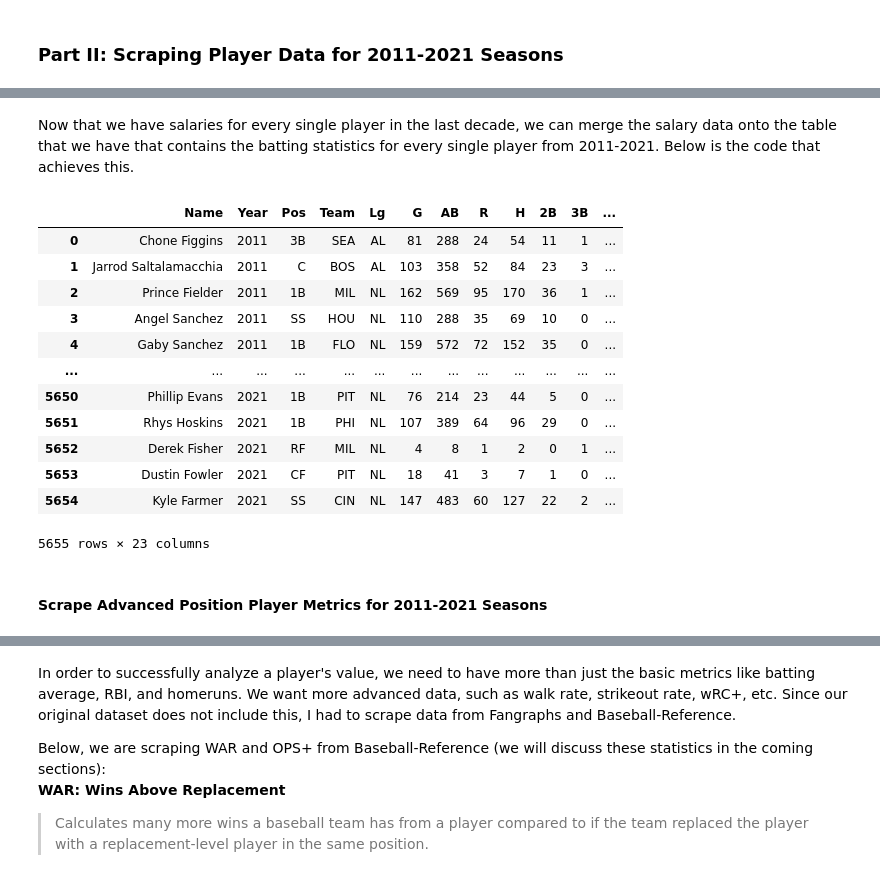
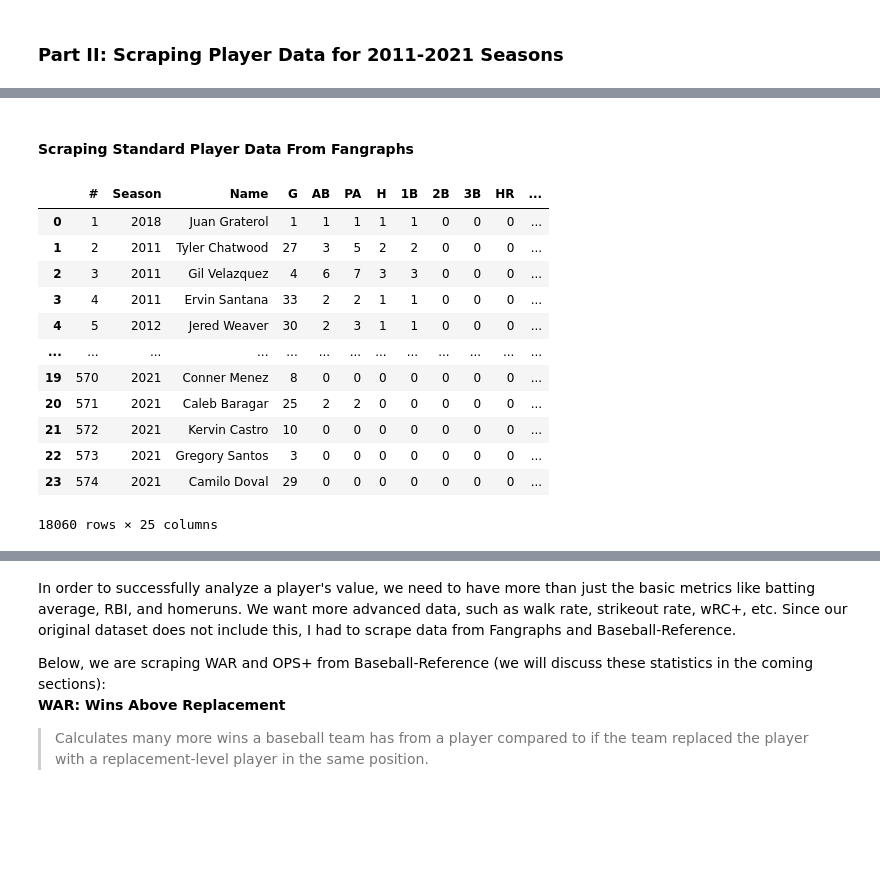
Before and after one commit to cjemm10/cjemm10, a Jupyter notebook: index.ipynb, the cells around one changed output, grey strips where cells are left out. Saved outputs shown, nothing was run; the diff lists cells and outputs as text; code cells hidden in the pictures; blank space fills up the shorter version.

Commit message:
Finalized Team Analysis. Added Player Data All Fangraphs Now

```diff
--- a/index.ipynb
+++ b/index.ipynb
@@ -595,21 +773,36 @@ salaries
-# %% [markdown]
-Now that we have salaries for every single player in the last decade, we can merge the salary data onto the table that we have that contains the batting statistics for every single player from 2011-2021. Below is the code that achieves this.
-# %%
-batting_table = pd.merge(batting_table, salaries, on = ['Name', 'Year'])
-batting_table
-# %% [output]
-|  | Name | Year | Pos | Team | Lg | G | AB | R | H | 2B | 3B | ... |
-| 0 | Chone Figgins | 2011 | 3B | SEA | AL | 81 | 288 | 24 | 54 | 11 | 1 | ... |
-| 1 | Jarrod Saltalamacchia | 2011 | C | BOS | AL | 103 | 358 | 52 | 84 | 23 | 3 | ... |
-| 2 | Prince Fielder | 2011 | 1B | MIL | NL | 162 | 569 | 95 | 170 | 36 | 1 | ... |
-| 3 | Angel Sanchez | 2011 | SS | HOU | NL | 110 | 288 | 35 | 69 | 10 | 0 | ... |
-| 4 | Gaby Sanchez | 2011 | 1B | FLO | NL | 159 | 572 | 72 | 152 | 35 | 0 | ... |
-| ... | ... | ... | ... | ... | ... | ... | ... | ... | ... | ... | ... | ... |
-| 5650 | Phillip Evans | 2021 | 1B | PIT | NL | 76 | 214 | 23 | 44 | 5 | 0 | ... |
-| 5651 | Rhys Hoskins | 2021 | 1B | PHI | NL | 107 | 389 | 64 | 96 | 29 | 0 | ... |
-| 5652 | Derek Fisher | 2021 | RF | MIL | NL | 4 | 8 | 1 | 2 | 0 | 1 | ... |
-| 5653 | Dustin Fowler | 2021 | CF | PIT | NL | 18 | 41 | 3 | 7 | 1 | 0 | ... |
-| 5654 | Kyle Farmer | 2021 | SS | CIN | NL | 147 | 483 | 60 | 127 | 22 | 2 | ... |
-5655 rows × 23 columns
-# %% [markdown]
-#### Scrape Advanced Position Player Metrics for 2011-2021 Seasons
+# %% [markdown]
+#### Scraping Standard Player Data From Fangraphs
+# %%
+pages = [i for i in range(1, 14)]
+team_idx = [i for i in range(1, 31)]
+teams = ['LAA', 'BAL', 'BOS', 'CHW', 'CLE', 'DET', 'KCR', 'MIN', 'NYY', 'OAK', \
+         'SEA', 'TBR', 'TEX', 'TOR', 'ARI', 'ATL', 'CHC', 'CIN', 'COL', 'MIA', \
+         'HOU', 'LAD', 'MIL', 'WSN', 'NYM', 'PHI', 'PIT', 'STL', 'SDP', 'SFG']
+urls = []
+
+for team in team_idx:
+    for page in pages:
+        urls.append((get_urls(team, (2010, 2021), page, 'player_standard'), teams[team-1]))
+
+count = 0
+for url in urls:
+    if count == 0:
+        player_standard = scraping_FanGraphs(url[0], None, url[1])
+        count = 1
+    else:
+        player_standard = pd.concat([player_standard, scraping_FanGraphs(url[0], None, url[1])])
+player_standard
+# %% [output]
+|  | # | Season | Name | G | AB | PA | H | 1B | 2B | 3B | HR | ... |
+| 0 | 1 | 2018 | Juan Graterol | 1 | 1 | 1 | 1 | 1 | 0 | 0 | 0 | ... |
+| 1 | 2 | 2011 | Tyler Chatwood | 27 | 3 | 5 | 2 | 2 | 0 | 0 | 0 | ... |
+| 2 | 3 | 2011 | Gil Velazquez | 4 | 6 | 7 | 3 | 3 | 0 | 0 | 0 | ... |
+| 3 | 4 | 2011 | Ervin Santana | 33 | 2 | 2 | 1 | 1 | 0 | 0 | 0 | ... |
+| 4 | 5 | 2012 | Jered Weaver | 30 | 2 | 3 | 1 | 1 | 0 | 0 | 0 | ... |
+| ... | ... | ... | ... | ... | ... | ... | ... | ... | ... | ... | ... | ... |
+| 19 | 570 | 2021 | Conner Menez | 8 | 0 | 0 | 0 | 0 | 0 | 0 | 0 | ... |
+| 20 | 571 | 2021 | Caleb Baragar | 25 | 2 | 2 | 0 | 0 | 0 | 0 | 0 | ... |
+| 21 | 572 | 2021 | Kervin Castro | 10 | 0 | 0 | 0 | 0 | 0 | 0 | 0 | ... |
+| 22 | 573 | 2021 | Gregory Santos | 3 | 0 | 0 | 0 | 0 | 0 | 0 | 0 | ... |
+| 23 | 574 | 2021 | Camilo Doval | 29 | 0 | 0 | 0 | 0 | 0 | 0 | 0 | ... |
+18060 rows × 25 columns
```
Also changed, not shown: parts of 75 cells of this notebook, 1 other file.
